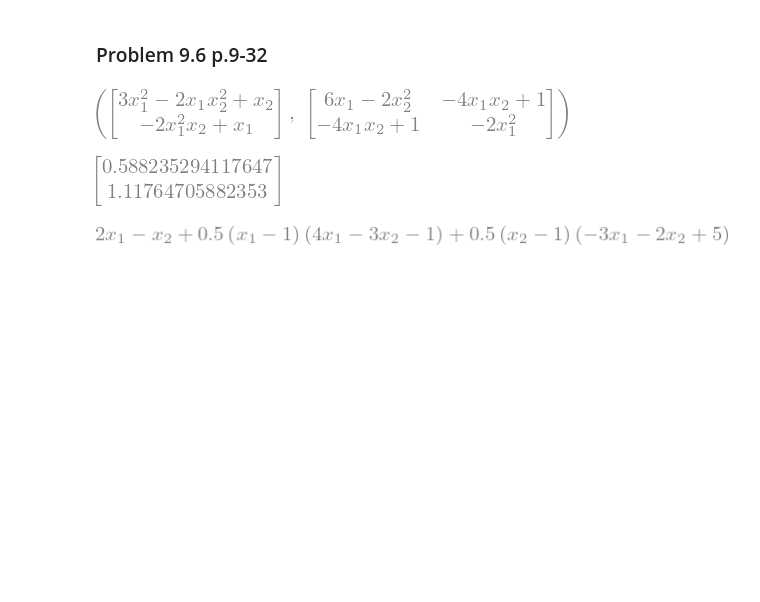
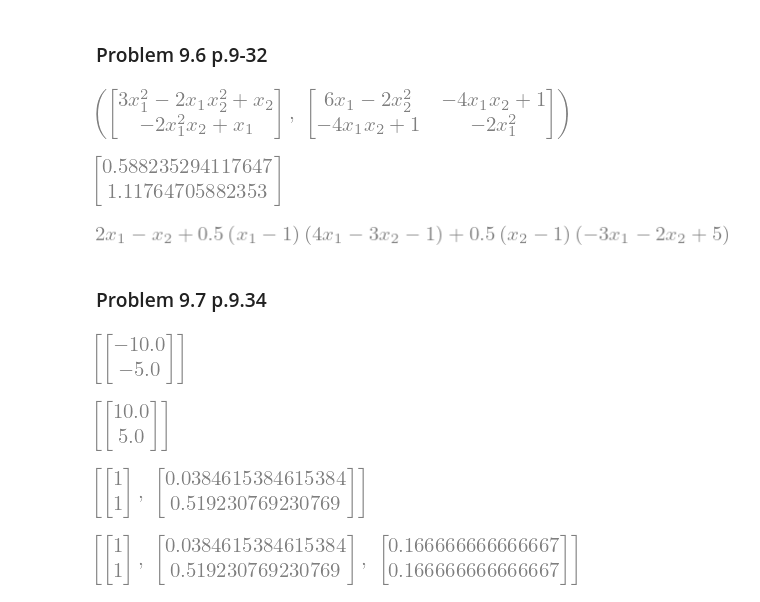
Before and after one commit to 56ghluf/tm, a Jupyter notebook: NNChapter9/Problems.ipynb, the cells around one changed output. Saved outputs shown, nothing was run; the diff lists cells and outputs as text; code cells hidden in the pictures; blank space fills up the shorter version.

Commit message:
NNChapter9: Did problem 9.7

```diff
--- a/NNChapter9/Problems.ipynb
+++ b/NNChapter9/Problems.ipynb
@@ -132,3 +132,44 @@ f2 = fx(*u[0]) + dfx(*u[0]).dot(dx) + 1/2 * dx.dot(d2fx(*u[0]) * dx)
 f2
 # %% [output]
 [figure]
+# %% [markdown]
+### Problem 9.7 p.9.34
+# %%
+# Initialize the variables
+x1, x2 = symbols('x_1 x_2')
+x = Matrix([x1, x2])
+
+A = Matrix([[10, 2], [2, 4]])
+d = Matrix([-2, -1])
+c = 0.24
+
+f = c + d.dot(x) + 1/2 * x.dot(A*x)
+# %%
+df = Matrix([f.diff(i) for i in x])
+d2f = Matrix([f.diff(i).diff(j) for j in x for i in x]).reshape(2, 2)
+# %%
+def dfx(x1_, x2_):
+    return df.subs([(x1, x1_), (x2, x2_)])
+
+def d2fx(x1_, x2_):
+    return d2f.subs([(x1, x1_), (x2, x2_)])
+
+def calcalpha(g, p):
+    return -(g.dot(p)) / p.dot(A * p)
+# %%
+u = [Matrix([1, 1])]
+p = [-dfx(*u[0])]
+g = [dfx(*u[0])]
+
+u.append(u[0] + calcalpha(g[0], p[0]) * p[0])
+p
+# %% [output]
+[figure, added]
+# %%
+g
+# %% [output]
+[figure, added]
+# %%
+u
+# %% [output]
+[figure, added]
@@ -134,0 +182,4 @@ f2
+# %%
+u
+# %% [output]
+[figure, added]
```
Also changed, not shown: parts of 2 cells of this notebook.
